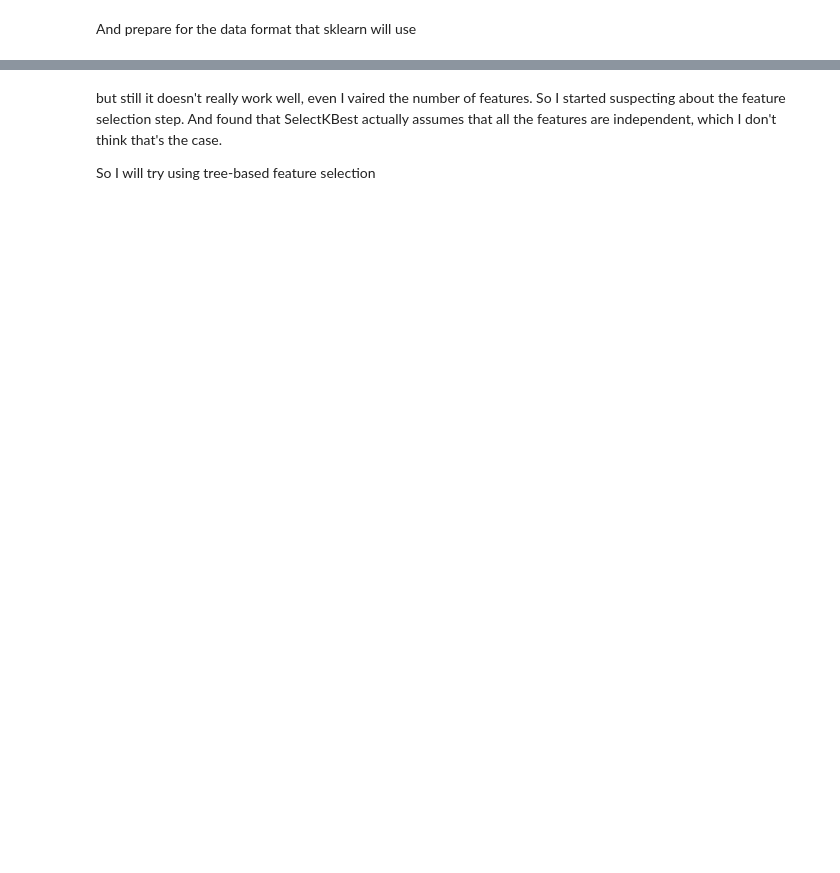
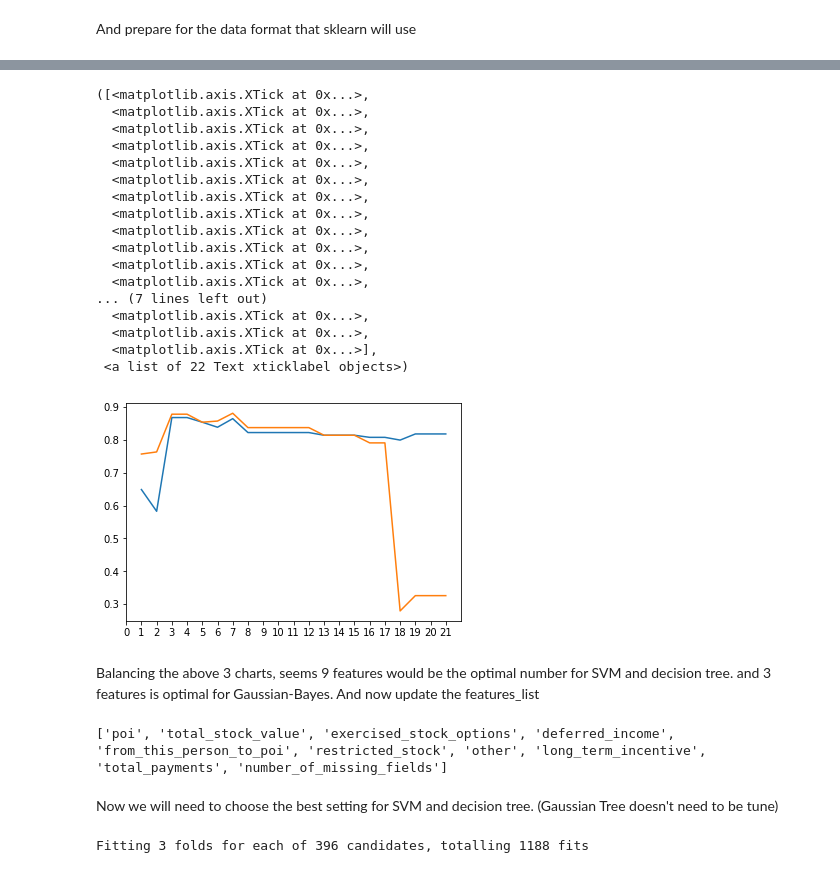
Before and after one commit to darrenchiu/udacity-data-analyst-nanodegree, a Jupyter notebook: P5-Identify_Fraud_from_Enron_Email/final_project/Enron_Data_Exploration.ipynb, the cells around one changed output, grey strips where cells are left out. Saved outputs shown, nothing was run; the diff lists cells and outputs as text; code cells hidden in the pictures; blank space fills up the shorter version.

Commit message:
update P5 solutions based on feedbacks

```diff
--- a/P5-Identify_Fraud_from_Enron_Email/final_project/Enron_Data_Exploration.ipynb
+++ b/P5-Identify_Fraud_from_Enron_Email/final_project/Enron_Data_Exploration.ipynb
@@ -330,10 +473,62 @@ After trying out with the testing, we are still a bit low in terms of precision.
+# %%
+from sklearn.naive_bayes import GaussianNB
+
+precision_scores = []
+accuracy_scores = []
+recall_scores = []
+
+for i in range(21):
+    features_list = ['poi'] + sorted_features[0: i+1]
+    data = featureFormat(my_dataset, features_list, sort_keys=False)
+    labels, features = targetFeatureSplit(data)
+    features_train, features_test, labels_train, labels_test = \
+        train_test_split(features, labels, test_size=0.3, random_state=42)
+
+    gaussian_clf = GaussianNB()
+    gaussian_clf.fit(features_train, labels_train)
+    accuracy_scores.append(gaussian_clf.score(features_test, labels_test))
+    precision_scores.append(precision_score(labels_test, gaussian_clf.predict(features_test), average='weighted'))
+    recall_scores.append(recall_score(labels_test, gaussian_clf.predict(features_test), average='weighted'))
+
+plt.figure(1)
+plt.plot(range(1, 22, 1), precision_scores)
+plt.plot(range(1, 22, 1), recall_scores)
+plt.xticks(range(22))
+# %% [output]
+([<matplotlib.axis.XTick at 0x...>,
+  <matplotlib.axis.XTick at 0x...>,
+  <matplotlib.axis.XTick at 0x...>,
+  <matplotlib.axis.XTick at 0x...>,
+  <matplotlib.axis.XTick at 0x...>,
+  <matplotlib.axis.XTick at 0x...>,
+  <matplotlib.axis.XTick at 0x...>,
+  <matplotlib.axis.XTick at 0x...>,
+  <matplotlib.axis.XTick at 0x...>,
+  <matplotlib.axis.XTick at 0x...>,
+  <matplotlib.axis.XTick at 0x...>,
+  <matplotlib.axis.XTick at 0x...>,
+... (7 lines left out)
+  <matplotlib.axis.XTick at 0x...>,
+  <matplotlib.axis.XTick at 0x...>,
+  <matplotlib.axis.XTick at 0x...>],
+ <a list of 22 Text xticklabel objects>)
+[figure, added]
+# %% [markdown]
+Balancing the above 3 charts, seems 9 features would be the optimal number for SVM and decision tree. and 3 features is optimal for Gaussian-Bayes. And now update the features_list
+# %%
+features_list = ['poi'] + sorted_features[0: 9]
+print features_list
+# %% [output]
+['poi', 'total_stock_value', 'exercised_stock_options', 'deferred_income', 'from_this_person_to_poi', 'restricted_stock', 'other', 'long_term_incentive', 'total_payments', 'number_of_missing_fields']
+# %% [markdown]
+Now we will need to choose the best setting for SVM and decision tree. (Gaussian Tree doesn't need to be tune)
 # %%
-from sklearn import grid_search
+from sklearn import model_selection
 
 # for svm
 parameters = {'kernel': ('linear', 'poly', 'rbf', 'sigmoid'), 'C': np.arange(1000, 100000, 1000)}
 svr = SVC()
-clf = model_selection.GridSearchCV(svr, parameters, scoring='precision', n_jobs=2, verbose=5)
+clf = model_selection.GridSearchCV(svr, parameters, scoring='precision', n_jobs=2, verbose=1)
 clf.fit(features_train, labels_train)
 print clf.best_params_
 print clf.best_score_
@@ -349,11 +544,9 @@ parameters = {
 }
 
 tree = tree.DecisionTreeClassifier()
-clf = model_selection.GridSearchCV(tree, parameters, scoring='precision', n_jobs=2, verbose=5)
+clf = model_selection.GridSearchCV(tree, parameters, scoring='precision', n_jobs=2, verbose=1)
 clf.fit(features_train, labels_train)
 print clf.best_params_
 print clf.best_score_
+# %% [output]
+Fitting 3 folds for each of 396 candidates, totalling 1188 fits
-# %% [markdown]
-but still it doesn't really work well, even I vaired the number of features. So I started suspecting about the feature selection step. And found that SelectKBest actually assumes that all the features are independent, which I don't think that's the case.
-
-So I will try using tree-based feature selection
```
Also changed, not shown: parts of 52 cells of this notebook, 8 other files.
